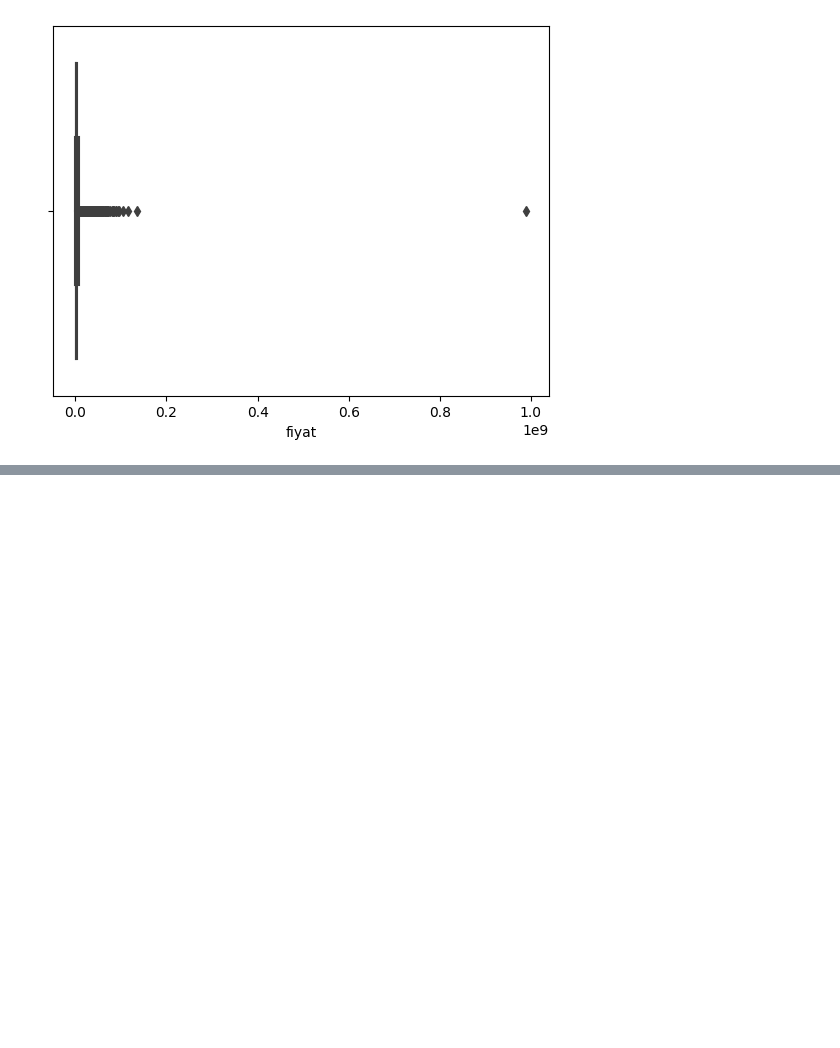
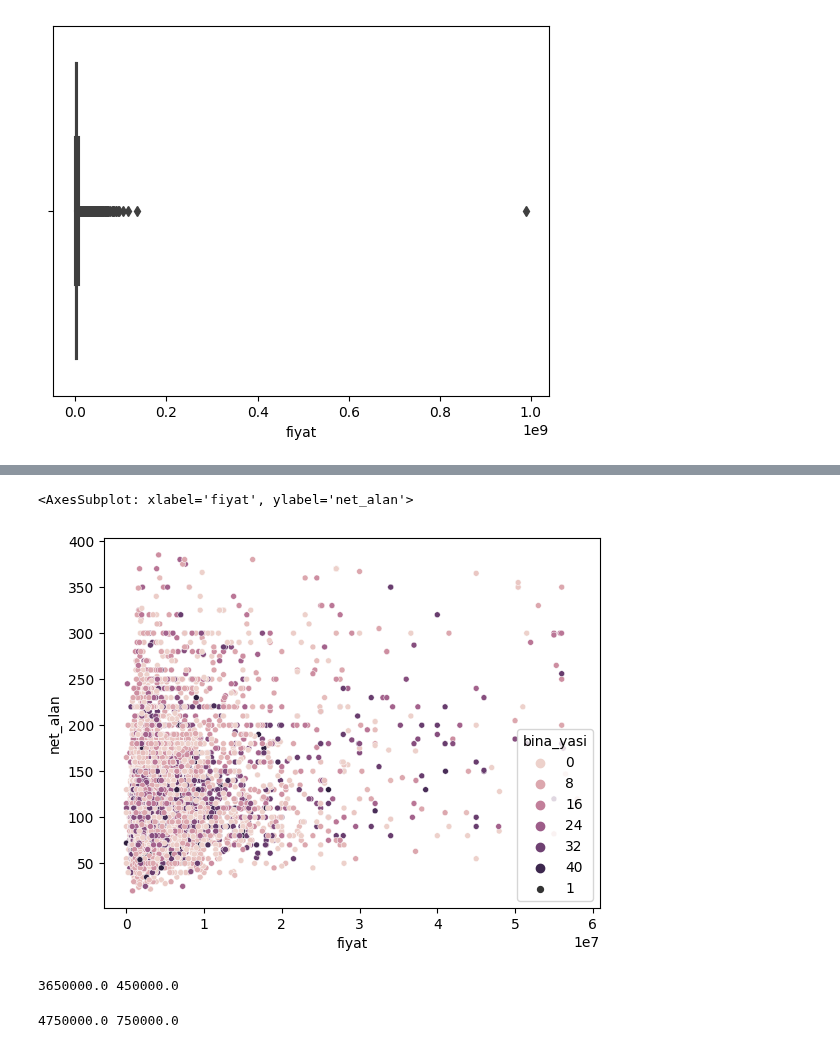
Before and after one commit to flunitraz/house-price-analysis, a Jupyter notebook: notebooks/ist/preprocessing_ist.ipynb, the cells around one changed output, grey strips where cells are left out. Drawn from its saved outputs; the diff is of its cells as text; code cells hidden in the pictures; blank space fills up the shorter version.

```diff
--- a/notebooks/ist/preprocessing_ist.ipynb
+++ b/notebooks/ist/preprocessing_ist.ipynb
@@ -799,0 +732,7 @@ df = df.reset_index(drop=True)
+# %%
+df = df[(df.net_alan < 400)&(df.fiyat<60000000)]
+# %%
+sns.scatterplot(data = df, x="fiyat", y="net_alan",hue="bina_yasi",size=1)
+# %% [output]
+<AxesSubplot: xlabel='fiyat', ylabel='net_alan'>
+[figure, added]
@@ -799,0 +741,14 @@ df = df.reset_index(drop=True)
+# %%
+Q1 = np.percentile(df0to100['fiyat'], 38,
+                   method = 'midpoint')
+
+Q3 = np.percentile(df0to100['fiyat'], 62,
+                   method = 'midpoint')
+IQR = Q3 - Q1
+
+upper = Q3 +1.5*IQR
+lower = Q1 - 1.5*IQR
+
+print(upper,lower)
+# %% [output]
+3650000.0 450000.0
@@ -799,0 +757,14 @@ df = df.reset_index(drop=True)
+# %%
+Q1 = np.percentile(df100to200['fiyat'], 39,
+                   method = 'midpoint')
+
+Q3 = np.percentile(df100to200['fiyat'], 61,
+                   method = 'midpoint')
+IQR = Q3 - Q1
+
+upper = Q3 +1.5*IQR
+lower = Q1 - 1.5*IQR
+
+print(upper,lower)
+# %% [output]
+4750000.0 750000.0
```
Also changed, not shown: parts of 45 cells of this notebook, 2 other files.
